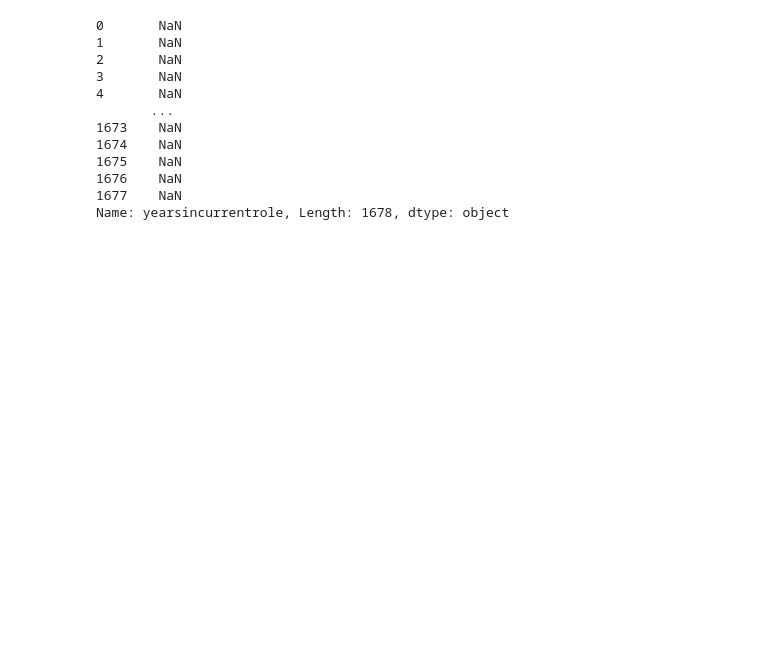
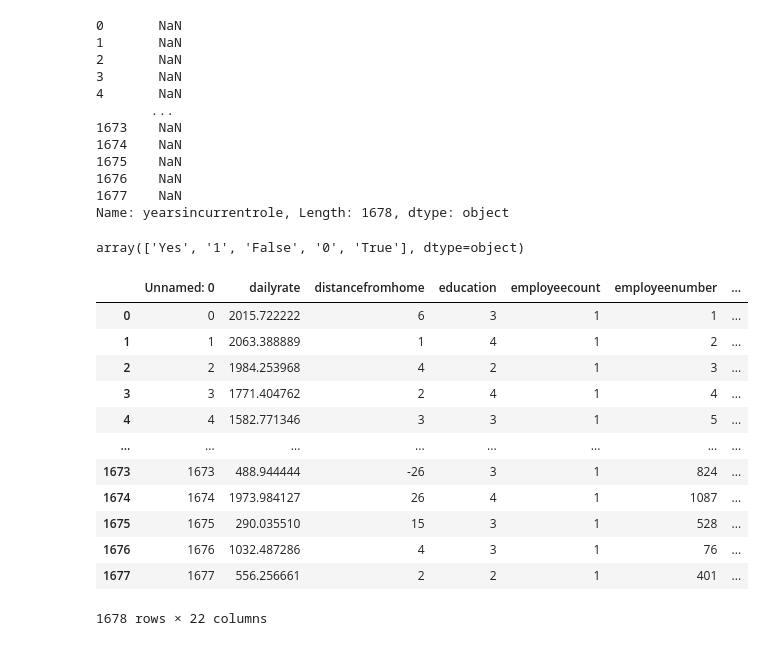
Before and after one commit to ArianaPapantonio/Final_project_module_3, a Jupyter notebook: borrador2.ipynb, the cells around one changed output. Cells and saved outputs as stored; diff of their text form; code cells hidden in the pictures; blank space fills up the shorter version.

```diff
--- a/borrador2.ipynb
+++ b/borrador2.ipynb
@@ -546,3 +547,7 @@ df["yearsincurrentrole"]
 1676    NaN
 1677    NaN
 Name: yearsincurrentrole, Length: 1678, dtype: object
+# %%
+df["remotework"].unique()
+# %% [output]
+array(['Yes', '1', 'False', '0', 'True'], dtype=object)
@@ -548,0 +557,16 @@ Name: yearsincurrentrole, Length: 1678, dtype: object
+# %%
+df_numericos
+# %% [output]
+|  | Unnamed: 0 | dailyrate | distancefromhome | education | employeecount | employeenumber | ... |
+| 0 | 0 | 2015.722222 | 6 | 3 | 1 | 1 | ... |
+| 1 | 1 | 2063.388889 | 1 | 4 | 1 | 2 | ... |
+| 2 | 2 | 1984.253968 | 4 | 2 | 1 | 3 | ... |
+| 3 | 3 | 1771.404762 | 2 | 4 | 1 | 4 | ... |
+| 4 | 4 | 1582.771346 | 3 | 3 | 1 | 5 | ... |
+| ... | ... | ... | ... | ... | ... | ... | ... |
+| 1673 | 1673 | 488.944444 | -26 | 3 | 1 | 824 | ... |
+| 1674 | 1674 | 1973.984127 | 26 | 4 | 1 | 1087 | ... |
+| 1675 | 1675 | 290.035510 | 15 | 3 | 1 | 528 | ... |
+| 1676 | 1676 | 1032.487286 | 4 | 3 | 1 | 76 | ... |
+| 1677 | 1677 | 556.256661 | 2 | 2 | 1 | 401 | ... |
+1678 rows × 22 columns
```
Also changed, not shown: parts of 3 cells of this notebook.
